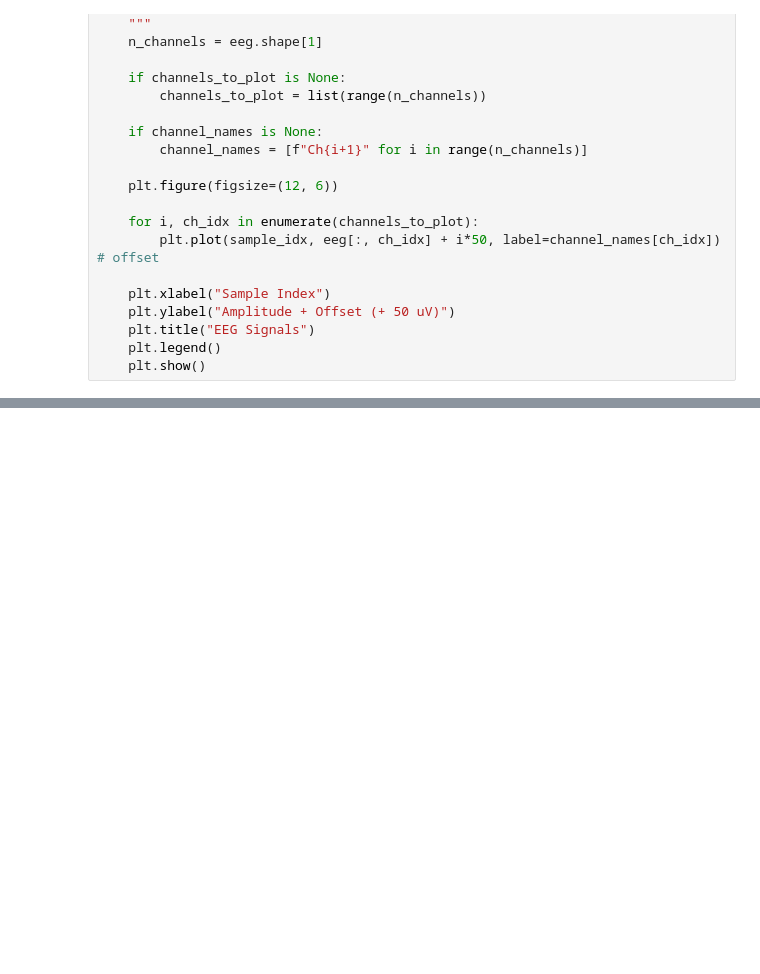
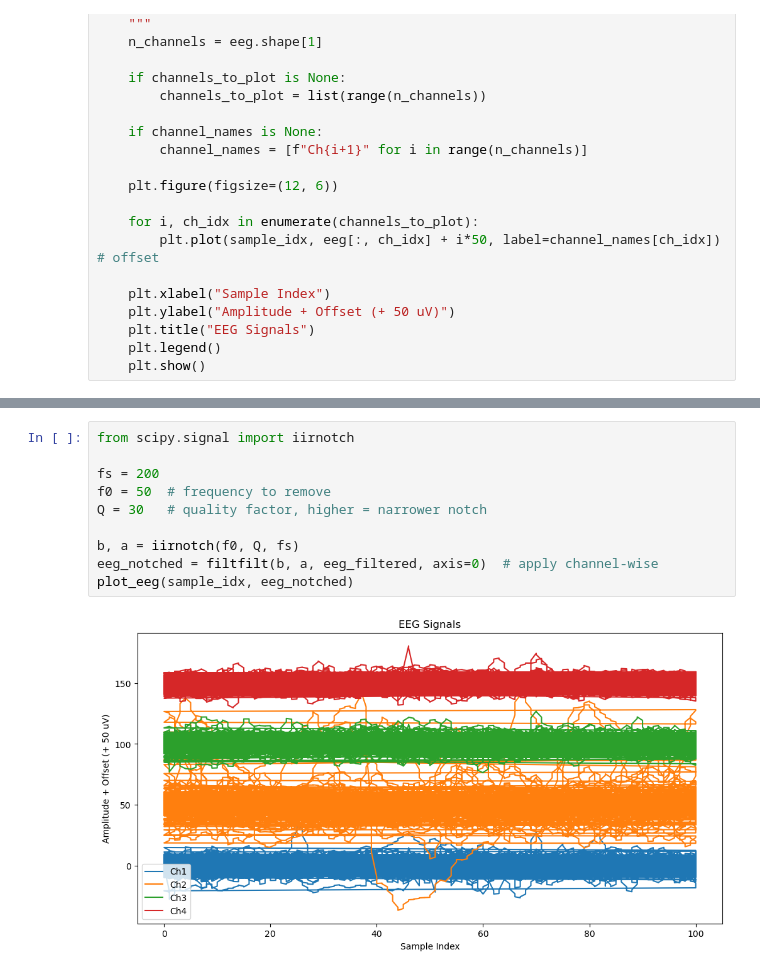
Before and after one commit to cristopher-d-delgado/Analysis-of-EEG-Signal, a Jupyter notebook: eda.ipynb, the cells around one changed output, grey strips where cells are left out. Drawn from its saved outputs; the diff is of its cells as text; blank space fills up the shorter version.

```diff
--- a/eda.ipynb
+++ b/eda.ipynb
@@ -80,0 +244,12 @@ plot_eeg(sample_idx, eeg, channels_to_plot=[0, 2, 3])
+# %%
+from scipy.signal import iirnotch
+
+fs = 200
+f0 = 50  # frequency to remove
+Q = 30   # quality factor, higher = narrower notch
+
+b, a = iirnotch(f0, Q, fs)
+eeg_notched = filtfilt(b, a, eeg_filtered, axis=0)  # apply channel-wise
+plot_eeg(sample_idx, eeg_notched)
+# %% [output]
+[figure, added]
```
Also changed, not shown: parts of 11 cells of this notebook.
